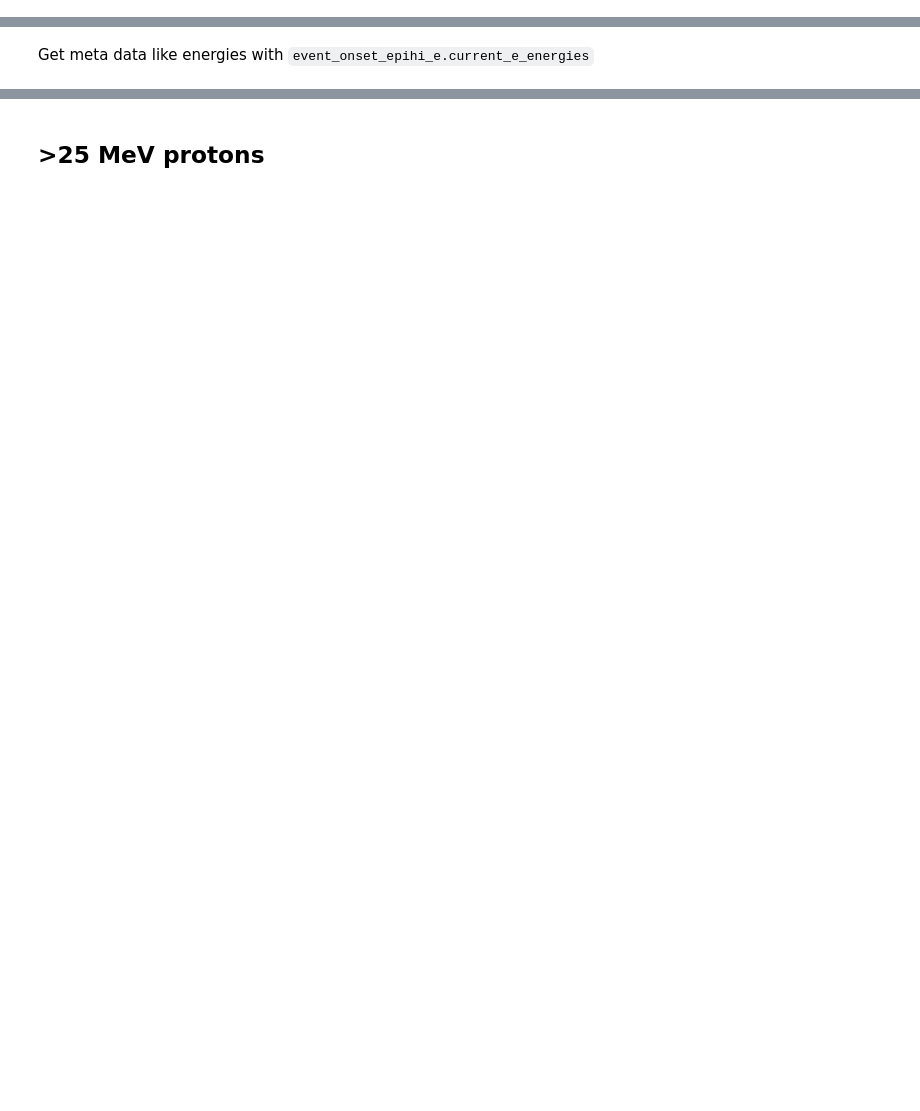
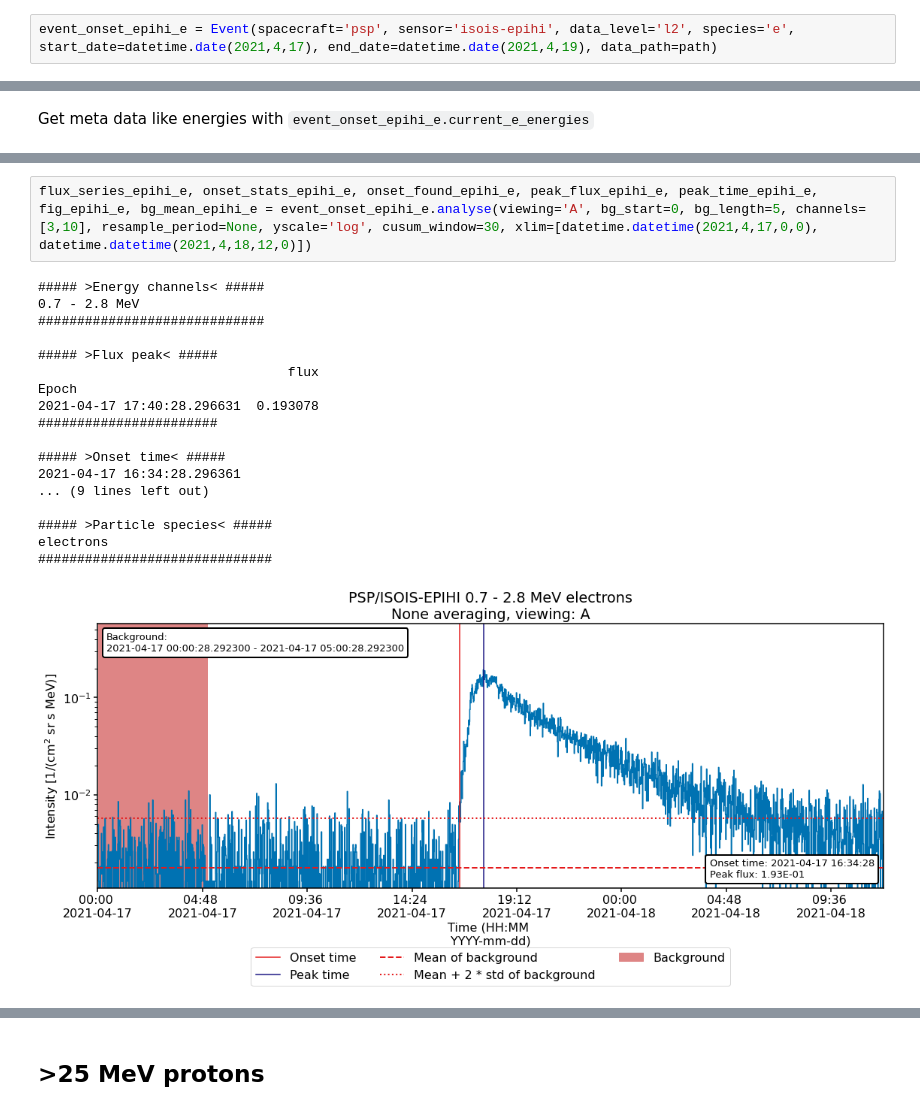
Before and after one commit to ajylla/SPOT, a Jupyter notebook: onset-notebook-psp.ipynb, the cells around one changed output, grey strips where cells are left out. Saved outputs shown, nothing was run; the diff lists cells and outputs as text; blank space fills up the shorter version.

```diff
--- a/onset-notebook-psp.ipynb
+++ b/onset-notebook-psp.ipynb
@@ -29,0 +18,2 @@ time: 31.9 s (started: 2022-07-18 13:28:09 +03:00)
+# %%
+event_onset_epihi_e = Event(spacecraft='psp', sensor='isois-epihi', data_level='l2', species='e', start_date=datetime.date(2021,4,17), end_date=datetime.date(2021,4,19), data_path=path)
@@ -53,0 +32,21 @@ time: 1.1 s (started: 2022-07-18 13:28:42 +03:00)
+# %%
+flux_series_epihi_e, onset_stats_epihi_e, onset_found_epihi_e, peak_flux_epihi_e, peak_time_epihi_e, fig_epihi_e, bg_mean_epihi_e = event_onset_epihi_e.analyse(viewing='A', bg_start=0, bg_length=5, channels=[3,10], resample_period=None, yscale='log', cusum_window=30, xlim=[datetime.datetime(2021,4,17,0,0), datetime.datetime(2021,4,18,12,0)])
+# %% [output]
+##### >Energy channels< #####
+0.7 - 2.8 MeV
+#############################
+
+##### >Flux peak< #####
+                                flux
+Epoch
+2021-04-17 17:40:28.296631  0.193078
+#######################
+
+##### >Onset time< #####
+2021-04-17 16:34:28.296361
+... (9 lines left out)
+
+##### >Particle species< #####
+electrons
+##############################
+[figure, added]
```
Also changed, not shown: parts of 31 cells of this notebook.
